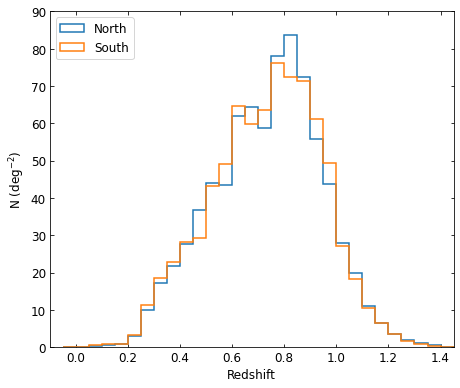
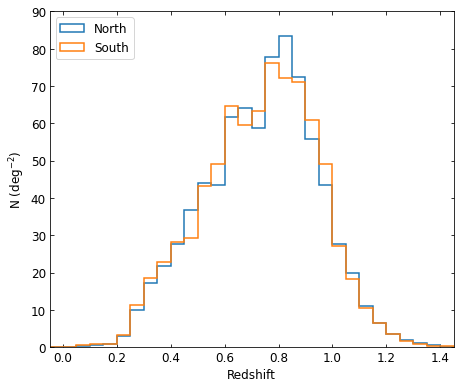
Unified diff of the notebook cell whose output changed from the first chart to the second:
--- before
+++ after
@@ -9,5 +9,5 @@
 ax.set_xlabel('Redshift')
 ax.set_ylabel('N (deg$^{-2}$)')
-ax.set_xlim(-0.1, 1.45)
+ax.set_xlim(-0.05, 1.45)
 ax.set_ylim(0, 90)
 ax.yaxis.set_major_formatter(FormatStrFormatter('%.0f'))

Commit: .